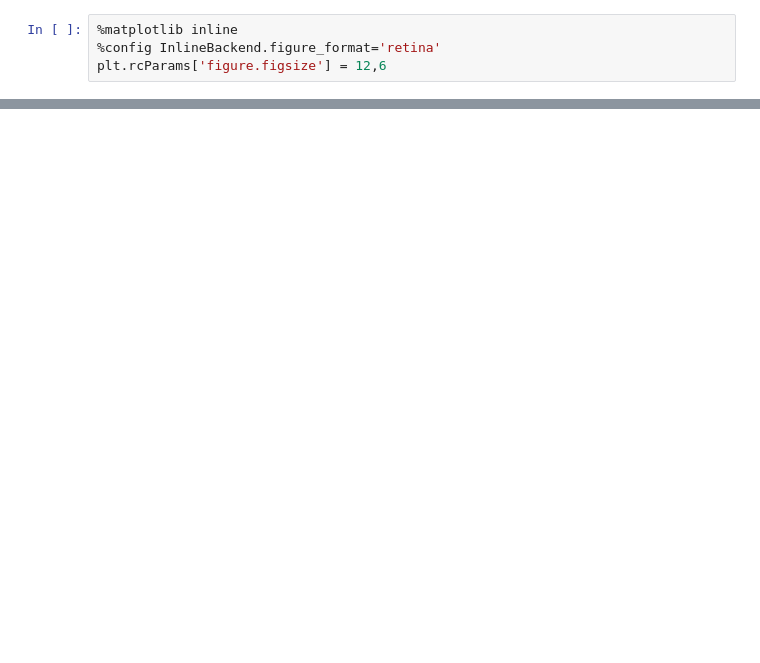
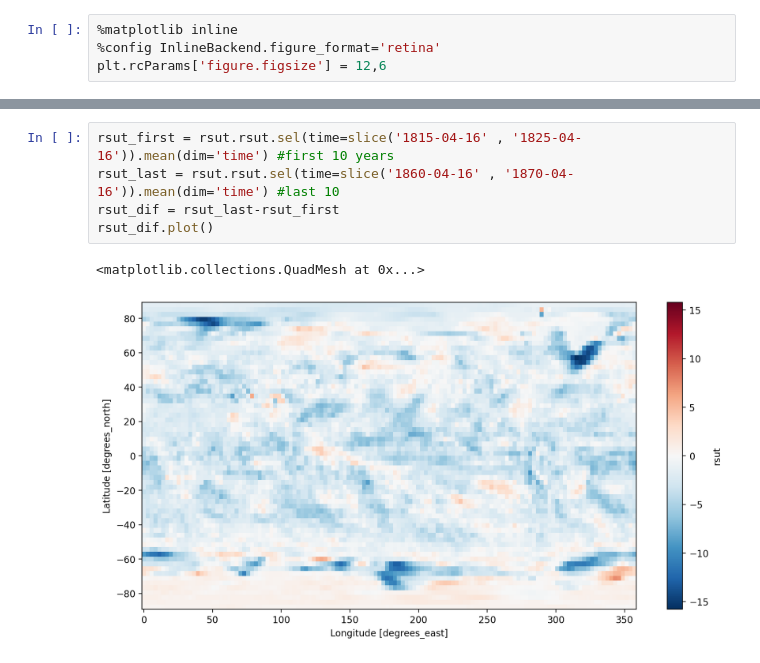
Before and after one commit to EES-3506-5506/Becker_Moin_Final, a Jupyter notebook: Workbook.ipynb, the cells around one changed output, grey strips where cells are left out. Cells and saved outputs as stored; diff of their text form; blank space fills up the shorter version.

```diff
--- a/Workbook.ipynb
+++ b/Workbook.ipynb
@@ -42,0 +44,8 @@ Data variables:
+# %%
+rsut_first = rsut.rsut.sel(time=slice('1815-04-16' , '1825-04-16')).mean(dim='time') #first 10 years
+rsut_last = rsut.rsut.sel(time=slice('1860-04-16' , '1870-04-16')).mean(dim='time') #last 10
+rsut_dif = rsut_last-rsut_first
+rsut_dif.plot()
+# %% [output]
+<matplotlib.collections.QuadMesh at 0x...>
+[figure, added]
```
Also changed, not shown: parts of 13 cells of this notebook.
